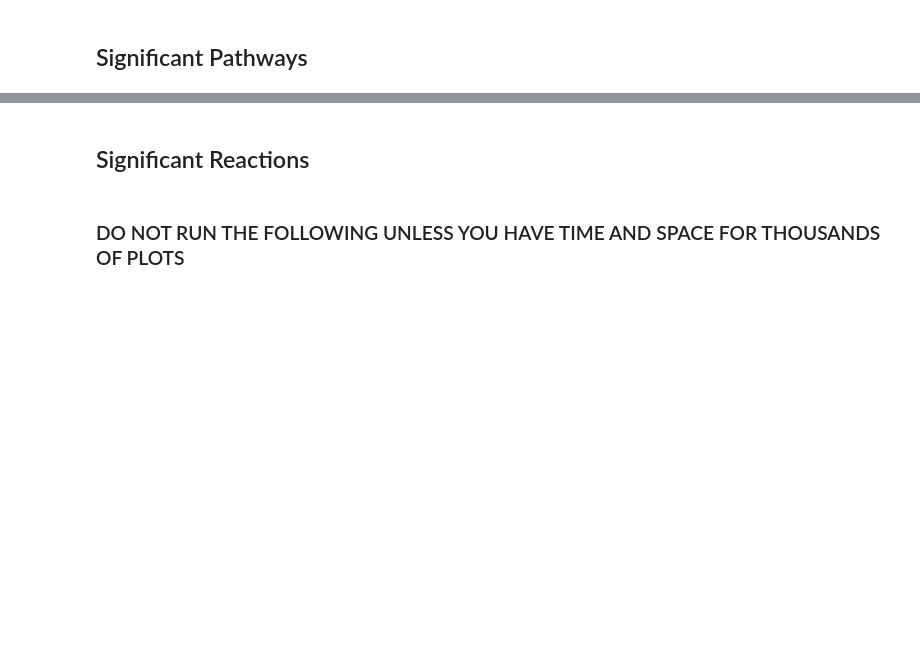
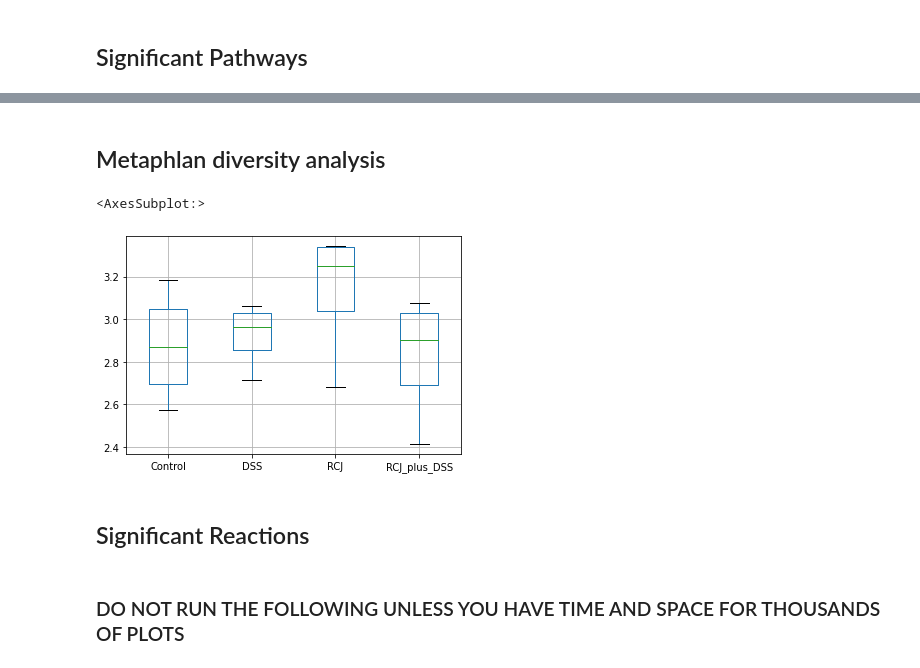
Before and after one commit to chan-csu/RCJ_Megtagenomics, a Jupyter notebook: Data_Analysis/Data_Analysis.ipynb, the cells around one changed output, grey strips where cells are left out. Saved outputs shown, nothing was run; the diff lists cells and outputs as text; code cells hidden in the pictures; blank space fills up the shorter version.

```diff
--- a/Data_Analysis/Data_Analysis.ipynb
+++ b/Data_Analysis/Data_Analysis.ipynb
@@ -164,0 +149,2 @@ for pathway in Path_Abund_Unstratified_Filtered["Sample_ID"]:
+# %% [markdown]
+## Metaphlan diversity analysis
@@ -164,0 +163,10 @@ for pathway in Path_Abund_Unstratified_Filtered["Sample_ID"]:
+# %%
+grouped_divs={i:[] for i in Group_Names}
+for sample in simpson_div:
+    if sample in group_map:
+        grouped_divs[group_map[sample]].append(simpson_div[sample])
+# %%
+pd.DataFrame(grouped_divs).boxplot()
+# %% [output]
+<AxesSubplot:>
+[figure, added]
```
Also changed, not shown: parts of 8 cells of this notebook, 38 other files.
